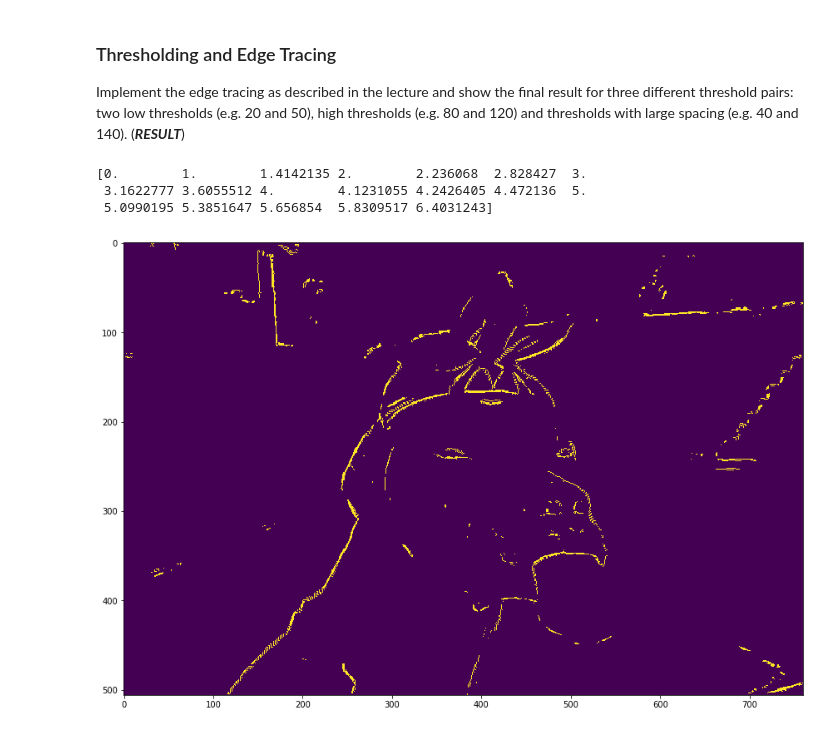
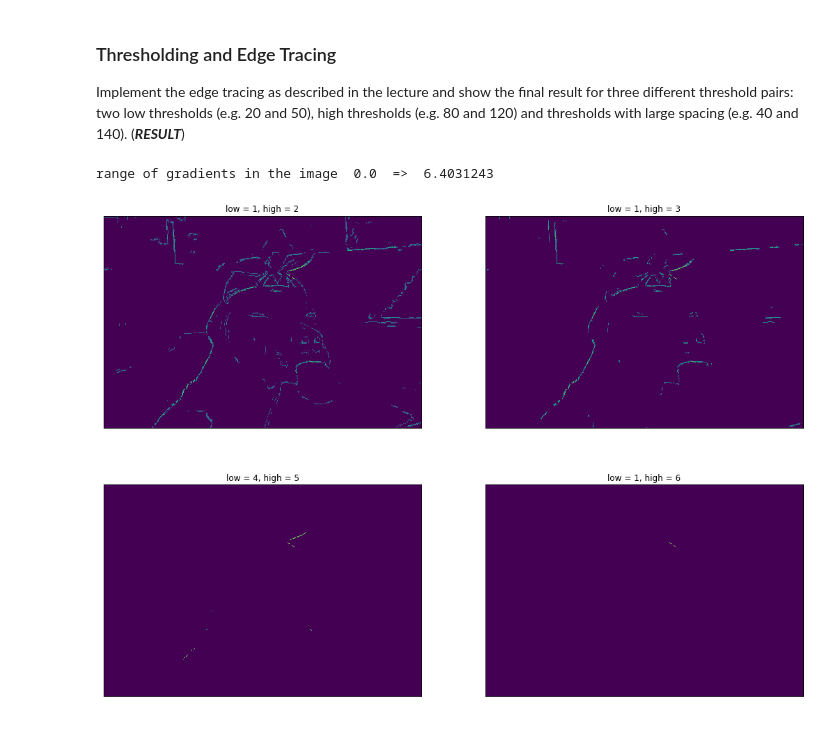
Before and after one commit to AbdBarho/CV19-20, a Jupyter notebook: 02_convolution_canny.ipynb, the cells around one changed output. Cells and saved outputs as stored; diff of their text form; code cells hidden in the pictures.

Commit message:
add thresholding

```diff
--- a/02_convolution_canny.ipynb
+++ b/02_convolution_canny.ipynb
@@ -234,11 +234,52 @@ full_screen(thinned, cmap='gray')
 # %% [markdown]
 ### Thresholding and Edge Tracing
 Implement the edge tracing as described in the lecture and show the final result for three different threshold pairs: two low thresholds (e.g. 20 and 50), high thresholds (e.g. 80 and 120) and thresholds with large spacing (e.g. 40 and 140). (***RESULT***)
-# %%
-print(np.unique(thinned))
-full_screen(thinned > 2)
-# %% [output]
-[0.        1.        1.4142135 2.        2.236068  2.828427  3.
- 3.1622777 3.6055512 4.        4.1231055 4.2426405 4.472136  5.
- 5.0990195 5.3851647 5.656854  5.8309517 6.4031243]
-[figure, removed]
+# %%
+# What does 'connected' mean? lecture slide 26
+def threshold(im, low, high):
+    image = np.copy(im)
+    H, W = image.shape
+    def val_at_pix(y, x):
+        if y < 0 or y >= H or x < 0 or x >= W:
+            return None
+        return image[y, x]
+
+    # first run low pass to elimenate all unwanted pixels
+    image[image <= low] = 0
+
+    offsets = list(map(lambda angle: angle_to_offset[angle], range(8)))
+    # remove all weak edges not connected to strong ones
+    for y, col in enumerate(image):
+        for x, val in enumerate(col):
+            if val >= high:
+                continue
+            # here 'connected' is understood as 'if any pixel around is high'
+            # get all surrounding pixels
+            values = map(lambda offset: val_at_pix(y + offset[0], x + offset[1]), offsets)
+            values = filter(lambda val: val is not None, values)
+            values = np.array(list(values))
+            # if any surrounding pixel is strong, keep this pixel
+            if np.amax(values) >= high:
+                continue
+            image[y, x] = 0
+    return image
+# %%
+print('range of gradients in the image ', np.amin(thinned), ' => ', np.amax(thinned))
+# %% [output]
+range of gradients in the image  0.0  =>  6.4031243
+# %%
+def subplot(sub, im, title='', **kwargs):
+    plt.imshow(im, **kwargs)
+    plt.title(title)
+    plt.xticks([])
+    plt.yticks([])
+
+
+plt.figure(figsize=(18,13))
+subplot(plt.subplot(221), threshold(thinned, 1, 2), 'low = 1, high = 2')
+subplot(plt.subplot(222), threshold(thinned, 1, 3), 'low = 1, high = 3')
+subplot(plt.subplot(223), threshold(thinned, 4, 5), 'low = 4, high = 5')
+subplot(plt.subplot(224), threshold(thinned, 1, 6), 'low = 1, high = 6')
+plt.show()
+# %% [output]
+[figure, added]
```
Also changed, not shown: parts of 1 cell of this notebook.
